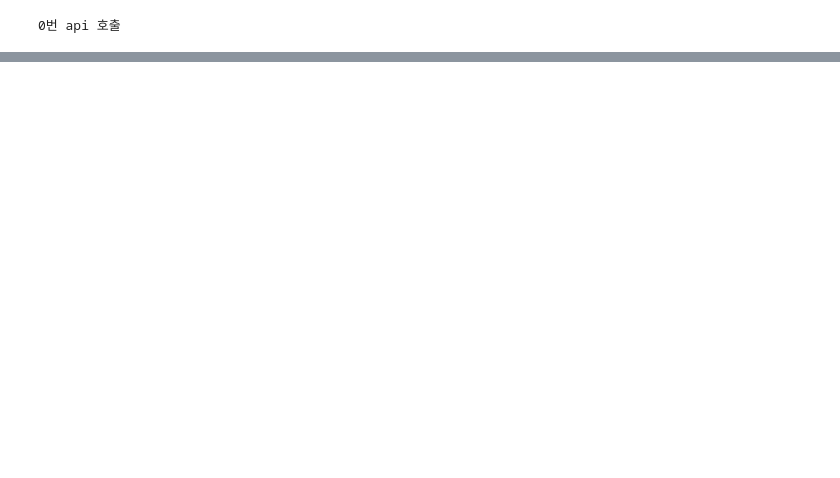
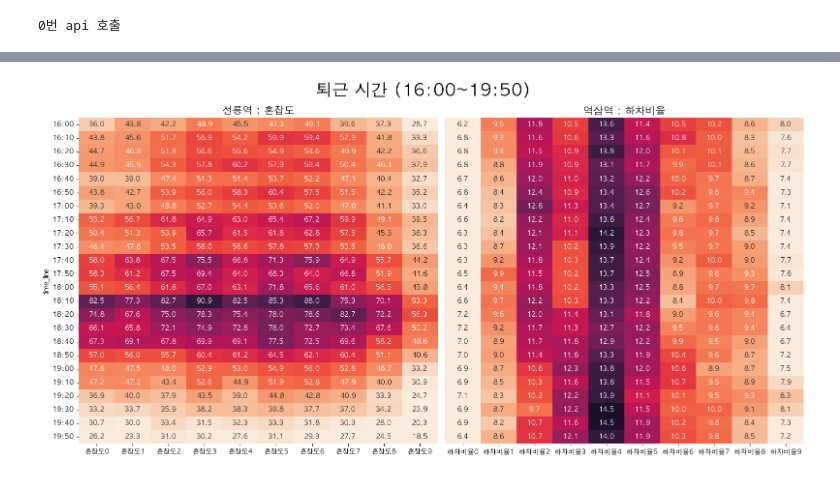
Before and after one commit to portion-jack/Project_best_rushhour_subway_ver, a Jupyter notebook: _main_.ipynb, the cells around one changed output, grey strips where cells are left out. Cells and saved outputs as stored; diff of their text form; code cells hidden in the pictures; blank space fills up the shorter version.

```diff
--- a/_main_.ipynb
+++ b/_main_.ipynb
@@ -128,0 +276,31 @@ plot_getoff_sectional(df_3_next)
+# %%
+# 퇴근 시간 (16:00~19:50)
+plt.figure(figsize=(16,8))
+plt.subplot(1,2,1)
+sns.heatmap(data=df_2[df_2['time_line'].str.startswith('1')].groupby('time_line')[[i for i in df_2.columns if i.startswith('혼잡도')]].mean(),
+            cmap='rocket_r',
+            annot=True,
+            fmt='.1f',
+            vmin=30,
+            vmax=100,
+            cbar=False
+            )
+plt.title(df_2['stationName'].unique()[0]+' : 혼잡도',fontsize=15)
+plt.tight_layout()
+plt.subplot(1,2,2)
+sns.heatmap(data=df_3_next[df_3_next['time_line'].str.startswith('1')].groupby('time_line')[[i for i in df_3_next.columns if i.startswith('하차비율')]].mean(),
+            cmap='rocket_r',
+            annot=True,
+            fmt='.1f',
+            cbar=False,
+            vmin=75/len([i for i in df_3_next.columns if i.startswith('하차비율')]),
+            vmax=150/len([i for i in df_3_next.columns if i.startswith('하차비율')])
+            )
+plt.title(df_3_next['stationName'].unique()[0]+' : 하차비율',fontsize=15)
+plt.yticks([])
+plt.ylabel('')
+plt.suptitle("퇴근 시간 (16:00~19:50)", fontsize=25)
+plt.tight_layout()
+plt.show()
+# %% [output]
+[figure, added]
```
Also changed, not shown: parts of 31 cells of this notebook, 5 other files.
